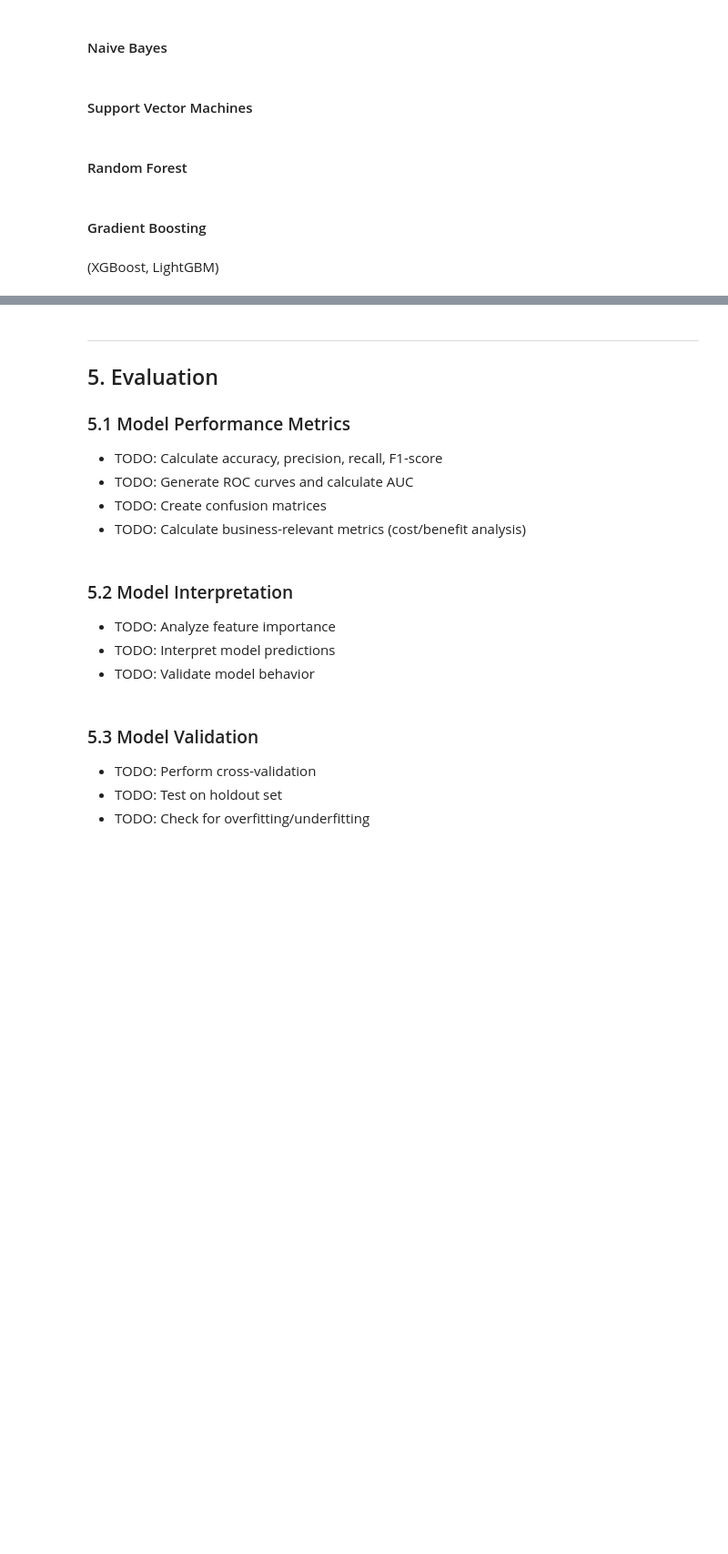
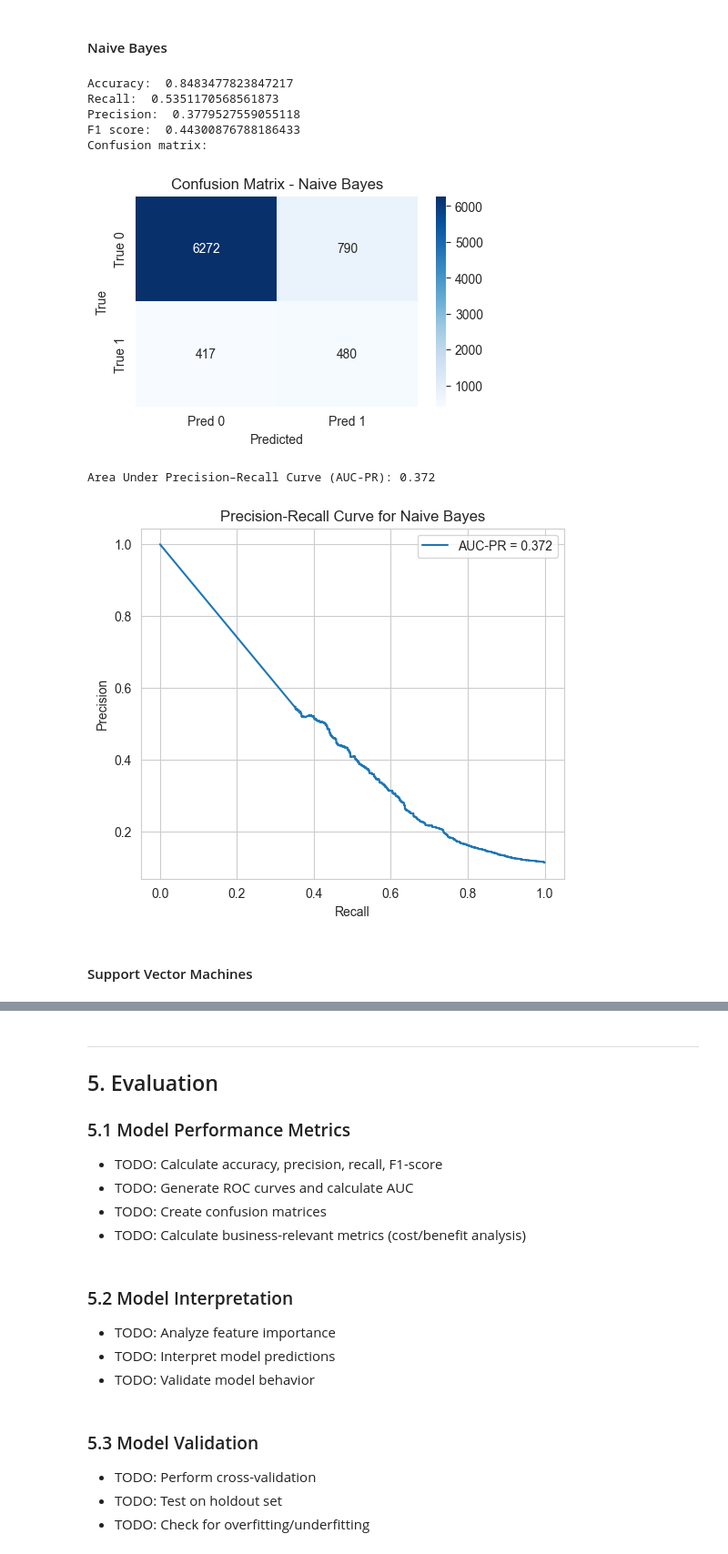
Before and after one commit to matowaty/MINDD_project, a Jupyter notebook: project.ipynb, the cells around one changed output, grey strips where cells are left out. Shown at 91% size. Drawn from its saved outputs; the diff is of its cells as text; code cells hidden in the pictures; blank space fills up the shorter version.

```diff
--- a/project.ipynb
+++ b/project.ipynb
@@ -1221,10 +1343,26 @@ Area Under Precision–Recall Curve (AUC-PR): 0.335
 # %% [markdown]
 #### Naive Bayes
+# %%
+nb_basic = GaussianNB()
+
+start_train_nb = time.time()
+nb_basic.fit(X_train_model, y_train_model)
+train_time_nb= time.time() - start_train_nb
+
+start_pred_nb = time.time()
+pred_nb = nb_basic.predict(X_test_model)
+y_proba_nb  = nb_basic.predict_proba(X_test_model)[:, 1]
+pred_time_nb = time.time() - start_pred_nb
+# %%
+evaluation('Naive Bayes', pred_nb, y_proba_nb, train_time_nb, pred_time_nb)
+# %% [output]
+Accuracy:  0.8483477823847217
+Recall:  0.5351170568561873
+Precision:  0.3779527559055118
+F1 score:  0.44300876788186433
+Confusion matrix:
+[figure, added]
+Area Under Precision–Recall Curve (AUC-PR): 0.372
+[figure, added]
 # %% [markdown]
 #### Support Vector Machines
-# %% [markdown]
-#### Random Forest
-# %% [markdown]
-#### Gradient Boosting
-# %% [markdown]
- (XGBoost, LightGBM)
```
Also changed, not shown: parts of 55 cells of this notebook.
